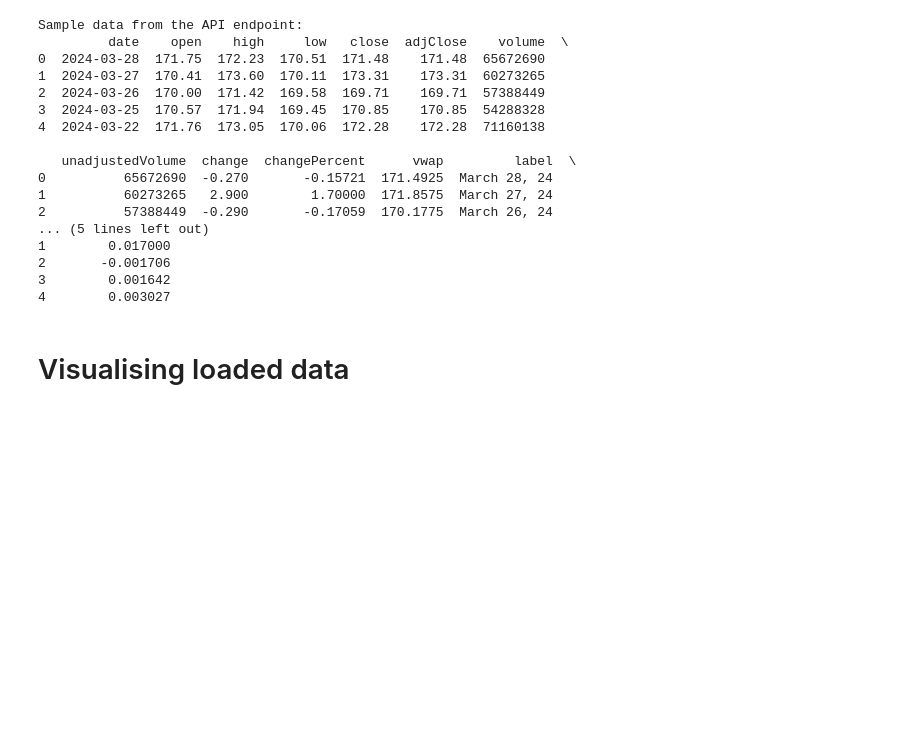
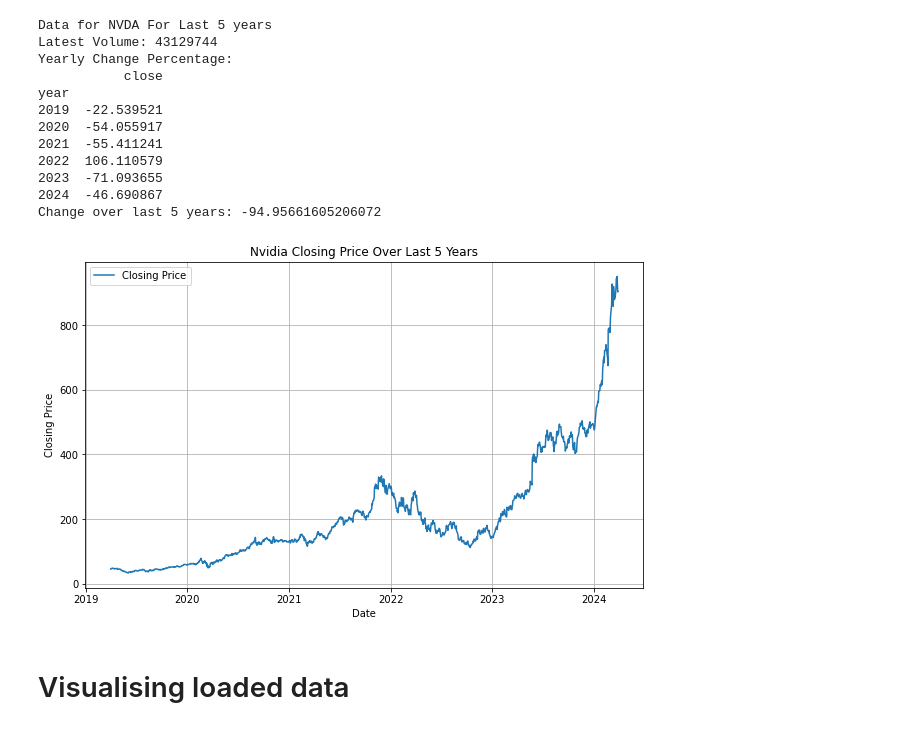
Before and after one commit to MabroorA/stocks-prediction-app, a Jupyter notebook: Machine-learning/Test-model.ipynb, the cells around one changed output. Cells and saved outputs as stored; diff of their text form; code cells hidden in the pictures; blank space fills up the shorter version.

```diff
--- a/Machine-learning/Test-model.ipynb
+++ b/Machine-learning/Test-model.ipynb
@@ -1,47 +1,72 @@
 # %%
 import requests
 import pandas as pd
-
+import matplotlib.pyplot as plt
 
 # use base python(3.9.12)
 # Nvidia 5 year historical data
 endpoint_url = "https://financialmodelingprep.com/api/v3/historical-price-full/NVDA?apikey=wc2bbHWhFBL7no45kaUlx2xLHI2z2wv1"
 
 # Fetch data from the endpoint
 response = requests.get(endpoint_url)
 data = response.json()
 
 # Check if data is fetched successfully
 if "historical" in data:
     # Convert data to DataFrame
     df = pd.DataFrame(data["historical"])
 
-    # Display the first few rows of the DataFrame
-    print("Sample data from the API endpoint:")
-    print(df.head())
 
-    # Perform initial data analysis or visualization as needed
+    print("Data for "+data["symbol"]+" For Last 5 years")
+
+
+
+    # calculate latest Volume
+    latest_volume = df.iloc[0]['volume']
+    print("Latest Volume:", latest_volume)
+
+    # Change percentage each year
+
+    df['date'] = pd.to_datetime(df['date'])
+    df['year'] = df['date'].dt.year
+    yearly_changes = df.groupby('year').agg({'close': lambda x: (x.iloc[-1] - x.iloc[0]) / x.iloc[0] * 100})
+    print("Yearly Change Percentage:")
+    print(yearly_changes)
+
+    # Change over last 5 years
+
+    change_over_5_years = (df.iloc[-1]['close'] - df.iloc[0]['close']) / df.iloc[0]['close'] * 100
+    print("Change over last 5 years:", change_over_5_years)
+
+    # data analysis / visualization
+
+
+    plt.figure(figsize=(10, 6))
+    plt.plot(df['date'], df['close'], label='Closing Price',color='red')
+    plt.title('Nvidia Closing Price Over Last 5 Years')
+    plt.xlabel('Date')
+    plt.ylabel('Closing Price')
+    plt.legend()
+    plt.grid(True)
+    plt.show()
+
 
 else:
     print("Failed to fetch data from the API endpoint.")
 # %% [output]
-Sample data from the API endpoint:
-         date    open    high     low   close  adjClose    volume  \
-0  2024-03-28  171.75  172.23  170.51  171.48    171.48  65672690
-1  2024-03-27  170.41  173.60  170.11  173.31    173.31  60273265
-2  2024-03-26  170.00  171.42  169.58  169.71    169.71  57388449
-3  2024-03-25  170.57  171.94  169.45  170.85    170.85  54288328
-4  2024-03-22  171.76  173.05  170.06  172.28    172.28  71160138
-
-   unadjustedVolume  change  changePercent      vwap         label  \
-0          65672690  -0.270       -0.15721  171.4925  March 28, 24
-1          60273265   2.900        1.70000  171.8575  March 27, 24
-2          57388449  -0.290       -0.17059  170.1775  March 26, 24
-... (5 lines left out)
-1        0.017000
-2       -0.001706
-3        0.001642
-4        0.003027
+Data for NVDA For Last 5 years
+Latest Volume: 43129744
+Yearly Change Percentage:
+           close
+year
+2019  -22.539521
+2020  -54.055917
+2021  -55.411241
+2022  106.110579
+2023  -71.093655
+2024  -46.690867
+Change over last 5 years: -94.95661605206072
+[figure, added]
 # %% [markdown]
 # Visualising loaded data
 # %%
```
Also changed, not shown: parts of 1 cell of this notebook.
